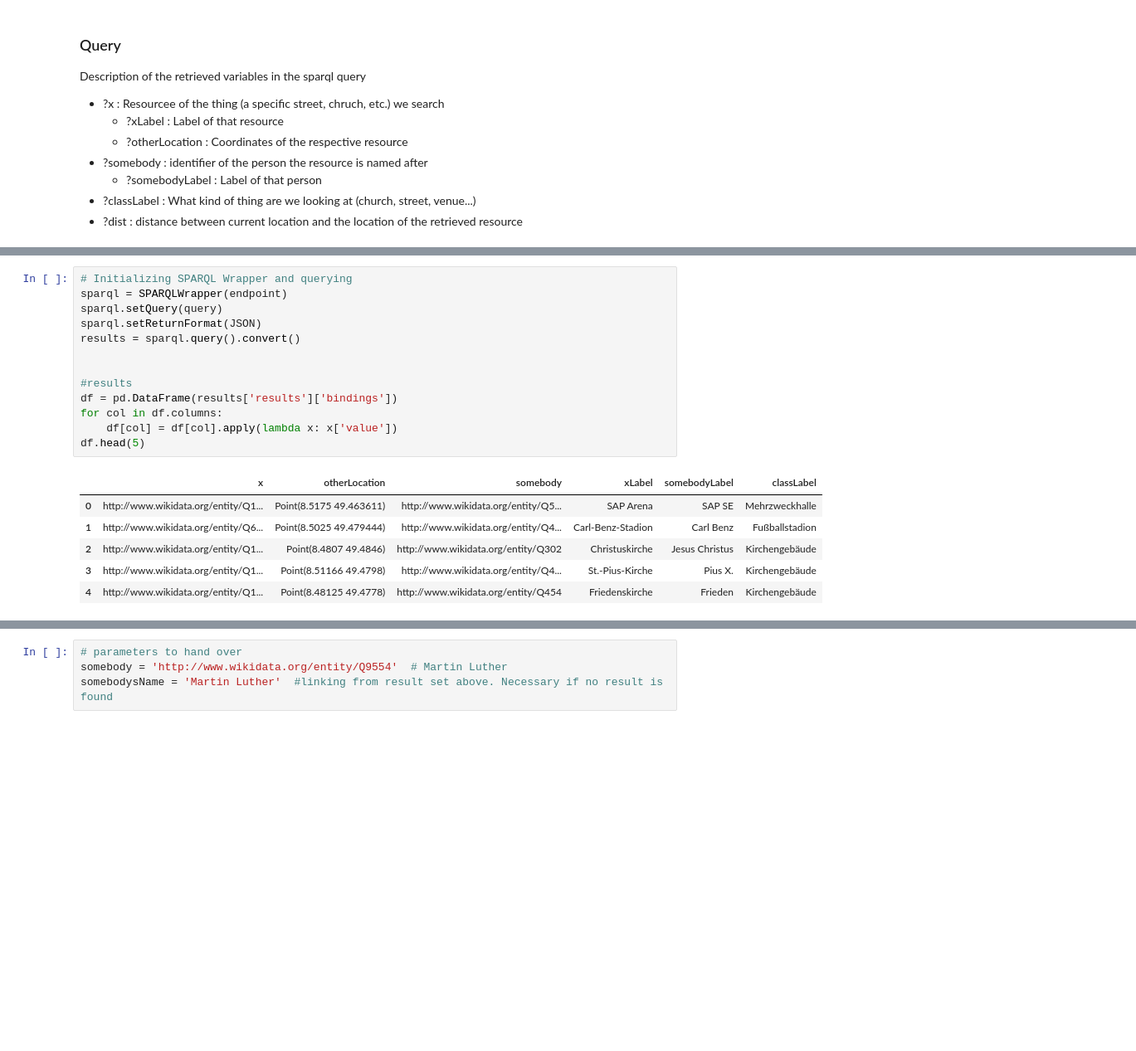
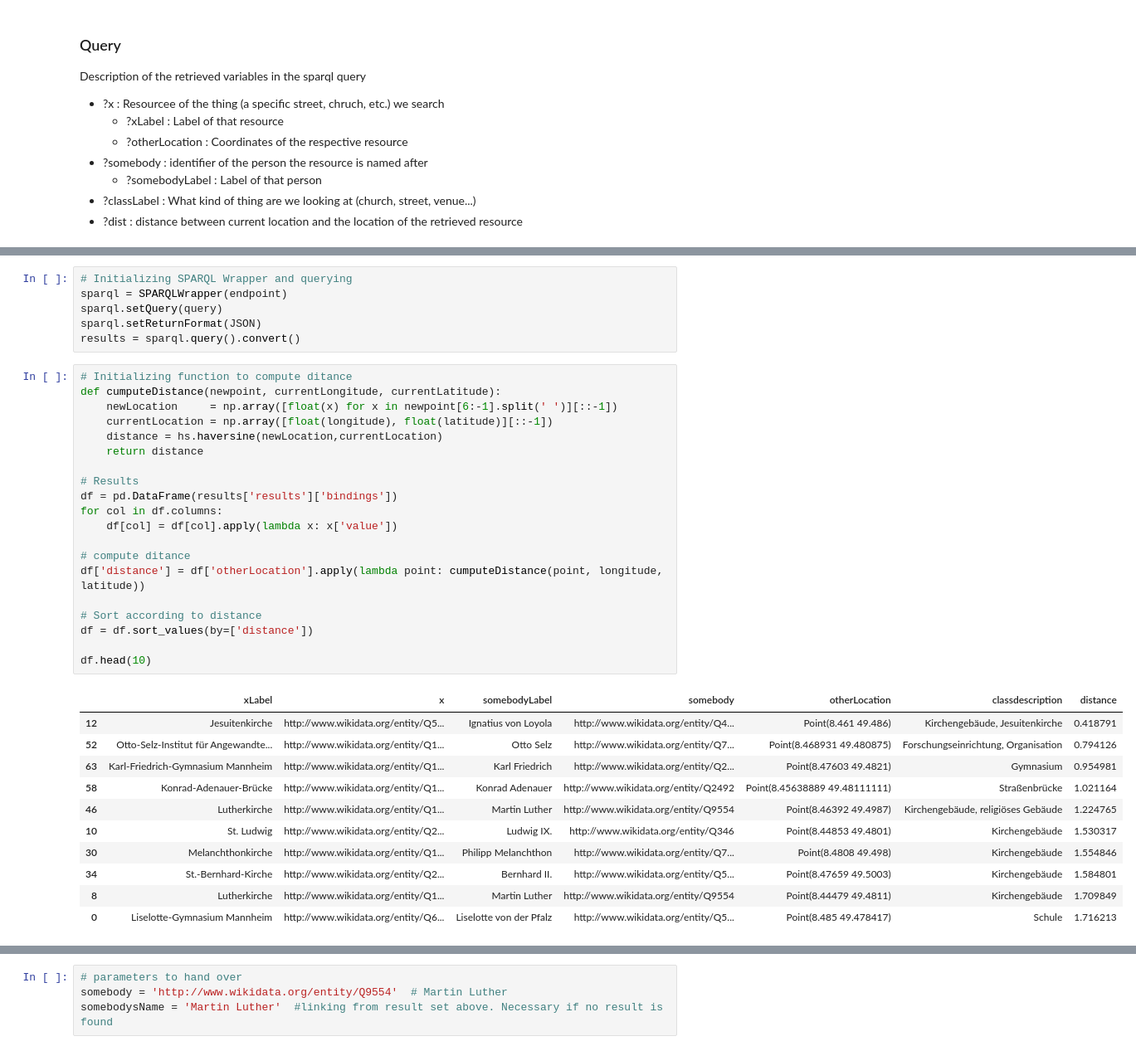
Before and after one commit to sarahsester/swt_project, a Jupyter notebook: query.ipynb, the cells around one changed output, grey strips where cells are left out. Shown at 83% size. Saved outputs shown, nothing was run; the diff lists cells and outputs as text; blank space fills up the shorter version.

Commit message:
Added location input in object search page.

```diff
--- a/query.ipynb
+++ b/query.ipynb
@@ -131,17 +141,35 @@ sparql = SPARQLWrapper(endpoint)
 sparql.setQuery(query)
 sparql.setReturnFormat(JSON)
 results = sparql.query().convert()
-
-
-#results
-df = pd.DataFrame(results['results']['bindings'])
-for col in df.columns:
-    df[col] = df[col].apply(lambda x: x['value'])
-df.head(5)
-# %% [output]
-|  | x | otherLocation | somebody | xLabel | somebodyLabel | classLabel |
-| 0 | http://www.wikidata.org/entity/Q1... | Point(8.5175 49.463611) | http://www.wikidata.org/entity/Q5... | SAP Arena | SAP SE | Mehrzweckhalle |
-| 1 | http://www.wikidata.org/entity/Q6... | Point(8.5025 49.479444) | http://www.wikidata.org/entity/Q4... | Carl-Benz-Stadion | Carl Benz | Fußballstadion |
-| 2 | http://www.wikidata.org/entity/Q1... | Point(8.4807 49.4846) | http://www.wikidata.org/entity/Q302 | Christuskirche | Jesus Christus | Kirchengebäude |
-| 3 | http://www.wikidata.org/entity/Q1... | Point(8.51166 49.4798) | http://www.wikidata.org/entity/Q4... | St.-Pius-Kirche | Pius X. | Kirchengebäude |
-| 4 | http://www.wikidata.org/entity/Q1... | Point(8.48125 49.4778) | http://www.wikidata.org/entity/Q454 | Friedenskirche | Frieden | Kirchengebäude |
+# %%
+# Initializing function to compute ditance
+def cumputeDistance(newpoint, currentLongitude, currentLatitude):
+    newLocation     = np.array([float(x) for x in newpoint[6:-1].split(' ')][::-1])
+    currentLocation = np.array([float(longitude), float(latitude)][::-1])
+    distance = hs.haversine(newLocation,currentLocation)
+    return distance
+
+# Results
+df = pd.DataFrame(results['results']['bindings'])
+for col in df.columns:
+    df[col] = df[col].apply(lambda x: x['value'])
+
+# compute ditance
+df['distance'] = df['otherLocation'].apply(lambda point: cumputeDistance(point, longitude, latitude))
+
+# Sort according to distance
+df = df.sort_values(by=['distance'])
+
+df.head(10)
+# %% [output]
+|  | xLabel | x | somebodyLabel | somebody | otherLocation | classdescription | distance |
+| 12 | Jesuitenkirche | http://www.wikidata.org/entity/Q5... | Ignatius von Loyola | http://www.wikidata.org/entity/Q4... | Point(8.461 49.486) | Kirchengebäude, Jesuitenkirche | 0.418791 |
+| 52 | Otto-Selz-Institut für Angewandte... | http://www.wikidata.org/entity/Q1... | Otto Selz | http://www.wikidata.org/entity/Q7... | Point(8.468931 49.480875) | Forschungseinrichtung, Organisation | 0.794126 |
+| 63 | Karl-Friedrich-Gymnasium Mannheim | http://www.wikidata.org/entity/Q1... | Karl Friedrich | http://www.wikidata.org/entity/Q2... | Point(8.47603 49.4821) | Gymnasium | 0.954981 |
+| 58 | Konrad-Adenauer-Brücke | http://www.wikidata.org/entity/Q1... | Konrad Adenauer | http://www.wikidata.org/entity/Q2492 | Point(8.45638889 49.48111111) | Straßenbrücke | 1.021164 |
+| 46 | Lutherkirche | http://www.wikidata.org/entity/Q1... | Martin Luther | http://www.wikidata.org/entity/Q9554 | Point(8.46392 49.4987) | Kirchengebäude, religiöses Gebäude | 1.224765 |
+| 10 | St. Ludwig | http://www.wikidata.org/entity/Q2... | Ludwig IX. | http://www.wikidata.org/entity/Q346 | Point(8.44853 49.4801) | Kirchengebäude | 1.530317 |
+| 30 | Melanchthonkirche | http://www.wikidata.org/entity/Q1... | Philipp Melanchthon | http://www.wikidata.org/entity/Q7... | Point(8.4808 49.498) | Kirchengebäude | 1.554846 |
+| 34 | St.-Bernhard-Kirche | http://www.wikidata.org/entity/Q2... | Bernhard II. | http://www.wikidata.org/entity/Q5... | Point(8.47659 49.5003) | Kirchengebäude | 1.584801 |
+| 8 | Lutherkirche | http://www.wikidata.org/entity/Q1... | Martin Luther | http://www.wikidata.org/entity/Q9554 | Point(8.44479 49.4811) | Kirchengebäude | 1.709849 |
+| 0 | Liselotte-Gymnasium Mannheim | http://www.wikidata.org/entity/Q6... | Liselotte von der Pfalz | http://www.wikidata.org/entity/Q5... | Point(8.485 49.478417) | Schule | 1.716213 |
```
Also changed, not shown: parts of 16 cells of this notebook, 5 other files.
